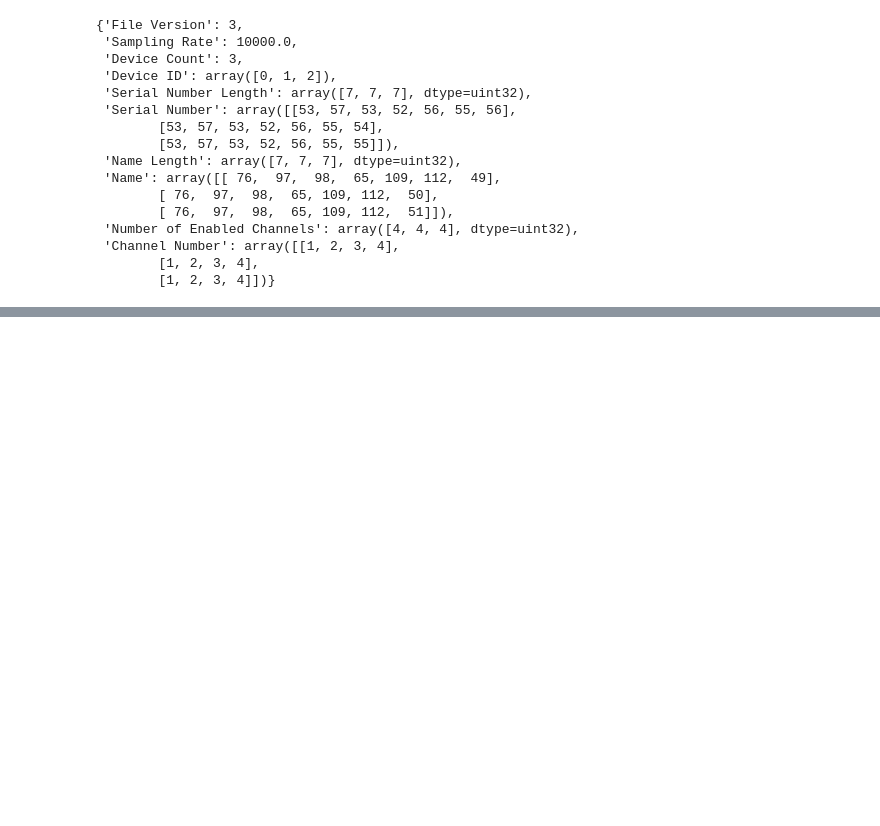
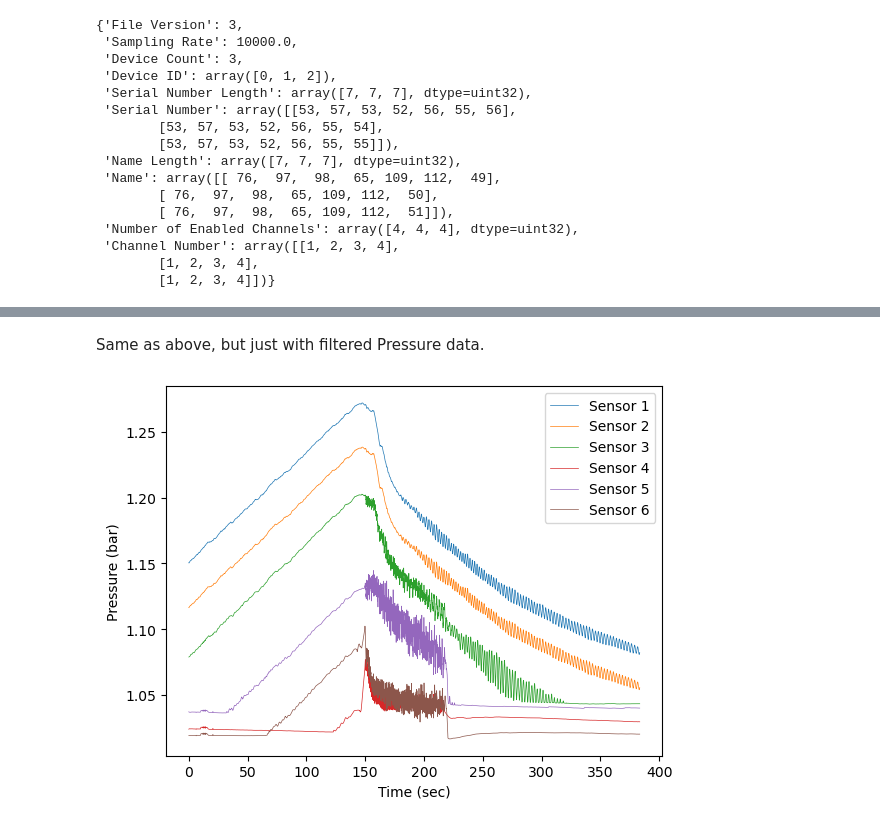
Before and after one commit to akyaparla/Binary-File-Unpack, a Jupyter notebook: example.ipynb, the cells around one changed output, grey strips where cells are left out. Saved outputs shown, nothing was run; the diff lists cells and outputs as text; code cells hidden in the pictures; blank space fills up the shorter version.

Commit message:
Add files via upload
Reflects important updates to BinaryFileUnpack.py over the past year.

```diff
--- a/example.ipynb
+++ b/example.ipynb
@@ -84,0 +135,17 @@ array([[1.25297139, 1.25249181, 1.25293861, ..., 1.05772422, 1.05656896,
+# %% [markdown]
+Same as above, but just with filtered Pressure data.
+# %%
+# %matplotlib qt
+%matplotlib inline
+import scipy.signal as signal
+bound_freq = 2.2
+nyq_freq = analysis.fs // 2
+b, a = signal.butter(1, bound_freq/nyq_freq, 'lowpass')
+for i in range(analysis.num_sens):
+    plt.plot(analysis.time, signal.filtfilt(b, a, Pressure[i]), label=f"Sensor {i+1}", linewidth=0.5)
+plt.legend()
+plt.xlabel("Time (sec)")
+plt.ylabel("Pressure (bar)")
+plt.show()
+# %% [output]
+[figure, added]
```
Also changed, not shown: parts of 25 cells of this notebook, 1 other file.
